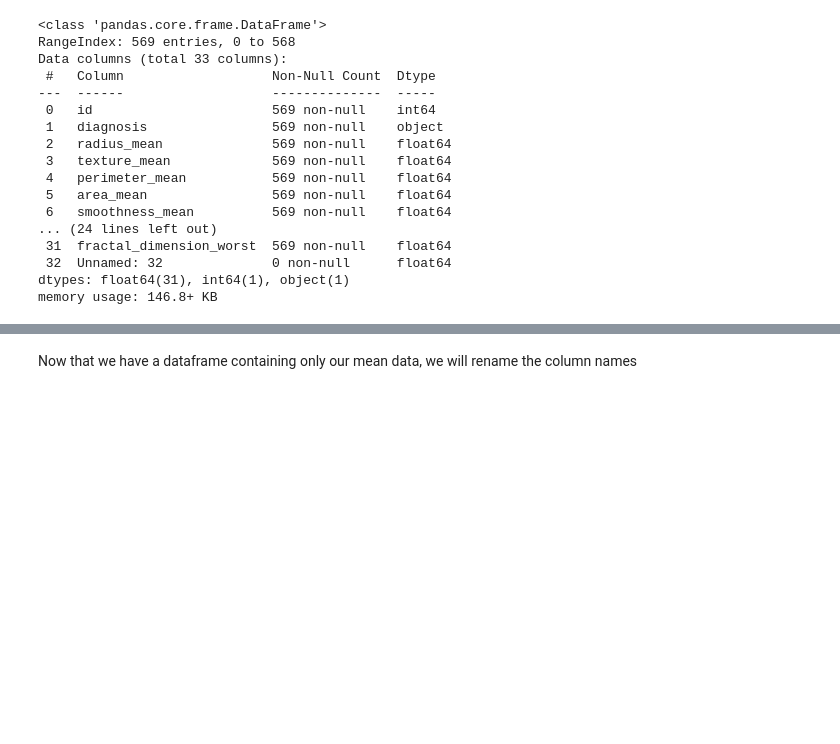
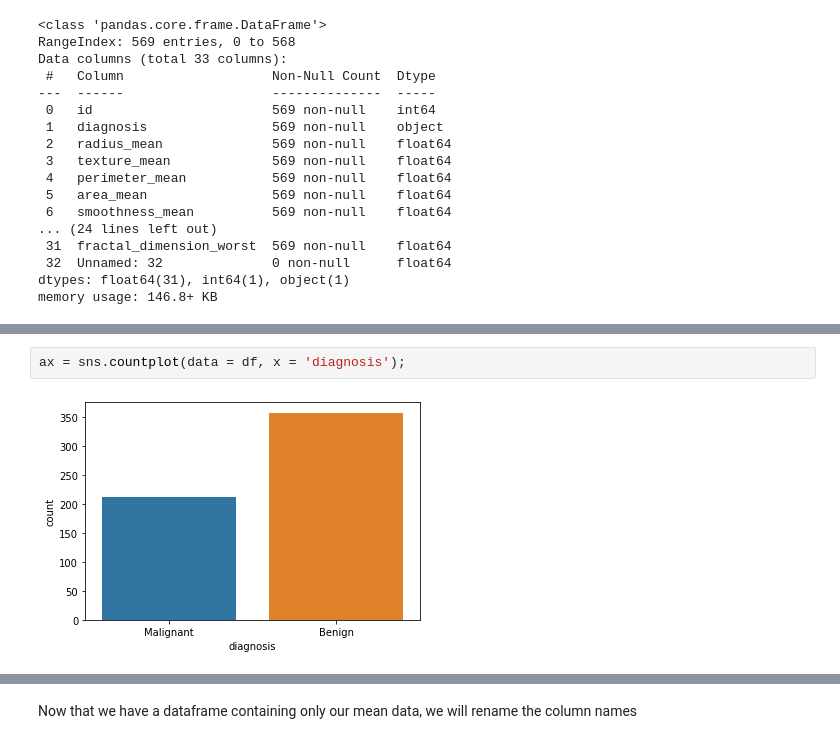
Before and after one commit to Marvykalu/Cancer_data_project, a Jupyter notebook: Breast_Cancer_data_processing.ipynb, the cells around one changed output, grey strips where cells are left out. Drawn from its saved outputs; the diff is of its cells as text; blank space fills up the shorter version.

```diff
--- a/Breast_Cancer_data_processing.ipynb
+++ b/Breast_Cancer_data_processing.ipynb
@@ -180,0 +137,4 @@ df_transformed_mean.head(2)
+# %%
+ax = sns.countplot(data = df, x = 'diagnosis');
+# %% [output]
+[figure, added]
```
Also changed, not shown: parts of 67 cells of this notebook.
